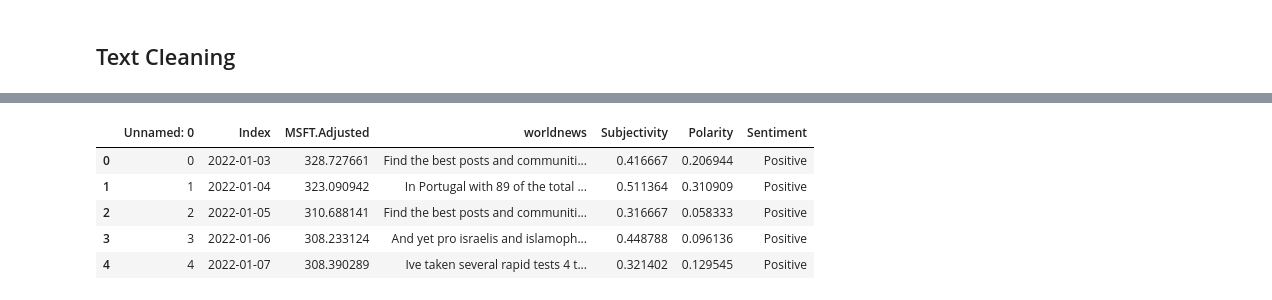
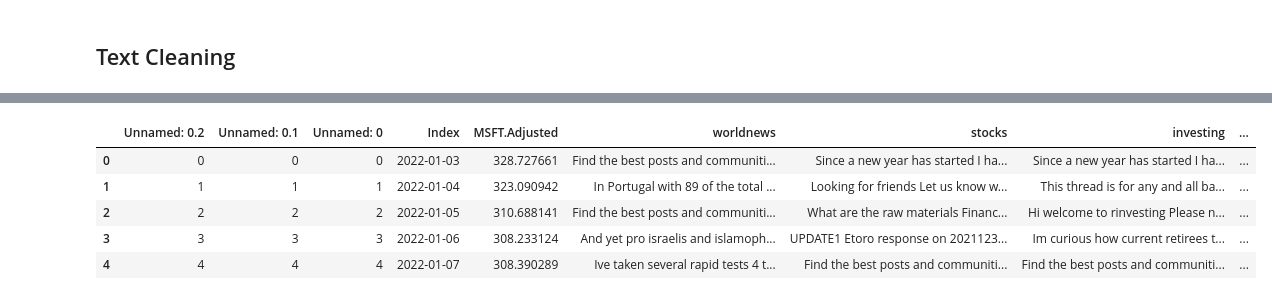
Before and after one commit to ansamz/Time_Series_Analysis_Finance, a Jupyter notebook: 2_reddit_sentiment.ipynb, the cells around one changed output, grey strips where cells are left out. Drawn from its saved outputs; the diff is of its cells as text; code cells hidden in the pictures.

Commit message:
sentiment data

```diff
--- a/2_reddit_sentiment.ipynb
+++ b/2_reddit_sentiment.ipynb
@@ -30,6 +30,6 @@ Documentation:
 * Textblob: https://textblob.readthedocs.io/en/dev/
 * wordcloud: https://amueller.github.io/word_cloud/
 # %%
-data = pd.read_csv('msft_dataworldnews.csv')
+data = pd.read_csv('data/msft_dataworldnews_stocks_investing.csv')
 data.head()
 # %% [output]
@@ -125,3 +149,7 @@ data['worldnews'] = data['worldnews'].apply(remove_emojis)
+# %%
+data = clean_column(data, 'worldnews')
+data = clean_column(data, 'stocks')
+data = clean_column(data, 'investing')
 # %%
 data.head()
 # %% [output]
@@ -146,17 +174,26 @@ def Sentiment(score):
     else:
         return 'Positive'
 # %%
-#Now we create a new column for what we just did and add it to the Tweet_df dataframe
-data['Subjectivity'] = data['worldnews'].apply(Subjectivity)
-data['Polarity'] = data['worldnews'].apply(Polarity)
-data['Sentiment'] = data['Polarity'].apply(Sentiment)
+# Now we create a new column for what we just did and add it to the Tweet_df dataframe
+
+data['Subjectivity_worldnews'] = data['worldnews'].apply(Subjectivity)
+data['Polarity_worldnews'] = data['worldnews'].apply(Polarity)
+data['Sentiment_worldnews'] = data['Polarity_worldnews'].apply(Sentiment)
+
+data['Subjectivity_stocks'] = data['stocks'].apply(Subjectivity)
+data['Polarity_stocks'] = data['stocks'].apply(Polarity)
+data['Sentiment_stocks'] = data['Polarity_stocks'].apply(Sentiment)
+
+data['Subjectivity_investing'] = data['investing'].apply(Subjectivity)
+data['Polarity_investing'] = data['investing'].apply(Polarity)
+data['Sentiment_investing'] = data['Polarity_investing'].apply(Sentiment)
 
 data.head()
 # %% [output]
-|  | Unnamed: 0 | Index | MSFT.Adjusted | worldnews | Subjectivity | Polarity | Sentiment |
-| 0 | 0 | 2022-01-03 | 328.727661 | Find the best posts and communiti... | 0.416667 | 0.206944 | Positive |
-| 1 | 1 | 2022-01-04 | 323.090942 | In Portugal with 89 of the total ... | 0.511364 | 0.310909 | Positive |
-| 2 | 2 | 2022-01-05 | 310.688141 | Find the best posts and communiti... | 0.316667 | 0.058333 | Positive |
-| 3 | 3 | 2022-01-06 | 308.233124 | And yet pro israelis and islamoph... | 0.448788 | 0.096136 | Positive |
-| 4 | 4 | 2022-01-07 | 308.390289 | Ive taken several rapid tests 4 t... | 0.321402 | 0.129545 | Positive |
+|  | Unnamed: 0.2 | Unnamed: 0.1 | Unnamed: 0 | Index | MSFT.Adjusted | worldnews | stocks | investing | ... |
+| 0 | 0 | 0 | 0 | 2022-01-03 | 328.727661 | Find the best posts and communiti... | Since a new year has started I ha... | Since a new year has started I ha... | ... |
+| 1 | 1 | 1 | 1 | 2022-01-04 | 323.090942 | In Portugal with 89 of the total ... | Looking for friends Let us know w... | This thread is for any and all ba... | ... |
+| 2 | 2 | 2 | 2 | 2022-01-05 | 310.688141 | Find the best posts and communiti... | What are the raw materials Financ... | Hi welcome to rinvesting Please n... | ... |
+| 3 | 3 | 3 | 3 | 2022-01-06 | 308.233124 | And yet pro israelis and islamoph... | UPDATE1 Etoro response on 2021123... | Im curious how current retirees t... | ... |
+| 4 | 4 | 4 | 4 | 2022-01-07 | 308.390289 | Ive taken several rapid tests 4 t... | Find the best posts and communiti... | Find the best posts and communiti... | ... |
 # %%
```
Also changed, not shown: parts of 8 cells of this notebook, 5 other files.
